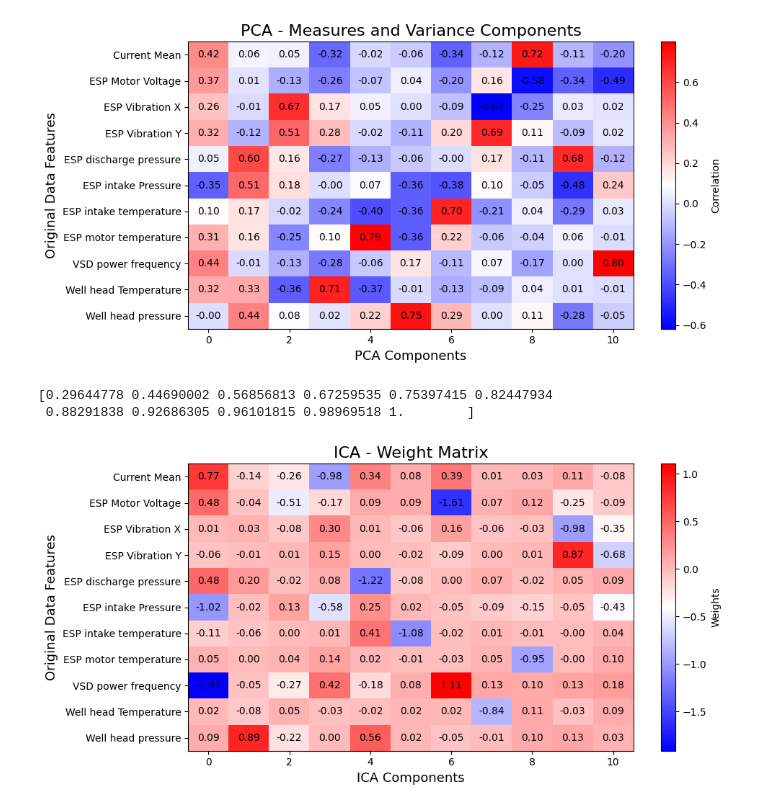
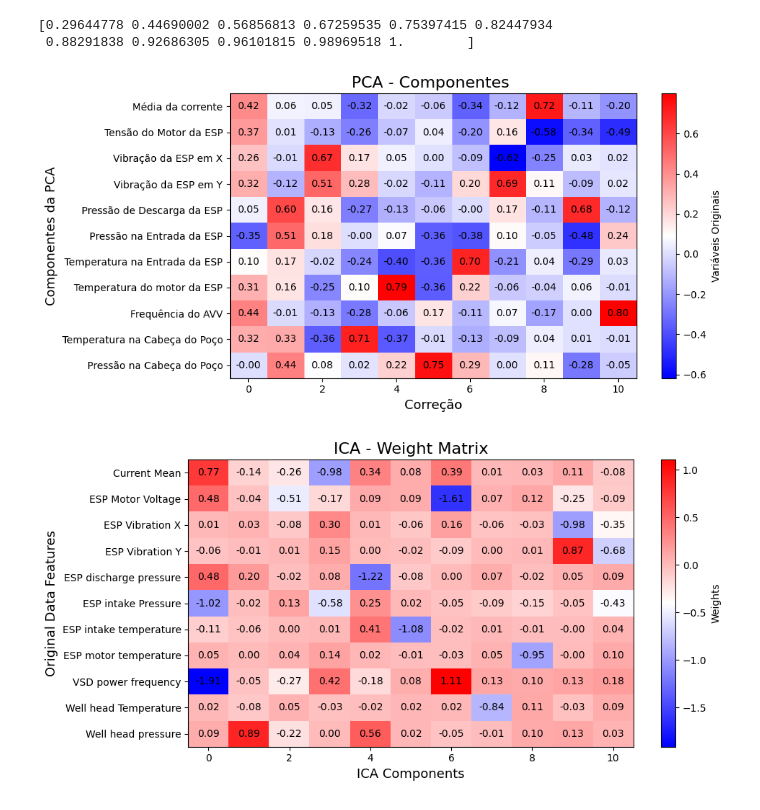
Before and after one commit to RL2-SP3/LISSA, a Jupyter notebook: examples/analise_dados_PCA.ipynb, the cells around one changed output. Cells and saved outputs as stored; diff of their text form; code cells hidden in the pictures.

```diff
--- a/examples/analise_dados_PCA.ipynb
+++ b/examples/analise_dados_PCA.ipynb
@@ -31,30 +24,22 @@ pumpList = entireData["Well Run"].unique()
 # %%
 n = 11
 
 operationalHeaders = li.operationalHeader(entireData)
 
 pca = li.ApplyPCA(entireData, n)
-li.FigureComponents(pca,"PCA - Measures and Variance Components",operationalHeaders,plotName="full_pca")
+fig,axs = li.FigureComponents(pca,operationalHeaders,
+                              listOfNames=["PCA - Componentes ", "Variáveis Originais","Correção","Componentes da PCA"],
+                              plotName="full_pca",
+                              english=False)
 PCAdata = li.ReducePCA(pca, n, operationalHeaders,entireData)
 
 
 PCAHeaders = [str(i) for i in range(0,n)]
 PCAdata = li.ExportPCAData(PCAdata,entireData)
-# PCAdata[["Transformed Radius","VibNormX","VibNormY"]] = 0.0
-# for pump in pumpList:
-#     pumpData = PCAdata.loc[PCAdata["Well Run"]==pump].copy()
-#     # PCAdata.loc[pumpData.index,"Transformed Radius"] = li.BoxCoxProccess(pumpData,"Radius")
-#     # PCAdata.loc[pumpData.index,"VibNormX"] = li.BoxCoxProccess(pumpData,"ESP Vibration X")
-#     # PCAdata.loc[pumpData.index,"VibNormY"] = li.BoxCoxProccess(pumpData,"ESP Vibration Y")
-
-#     fig, axs = li.PCAComponentsPlot(pumpData,pump,PCAHeaders)
-
-#     fig.savefig("imagens/PCAapplied/pump"+pump)
-#     plt.close()
 # %% [output]
+[0.29644778 0.44690002 0.56856813 0.67259535 0.75397415 0.82447934
+ 0.88291838 0.92686305 0.96101815 0.98969518 1.        ]
-[figure, old version]
+[figure, new version]
-[0.29644778 0.44690002 0.56856813 0.67259535 0.75397415 0.82447934
- 0.88291838 0.92686305 0.96101815 0.98969518 1.        ]
 # %%
 n =11
 
```
Also changed, not shown: parts of 2 cells of this notebook, 3 other files.
